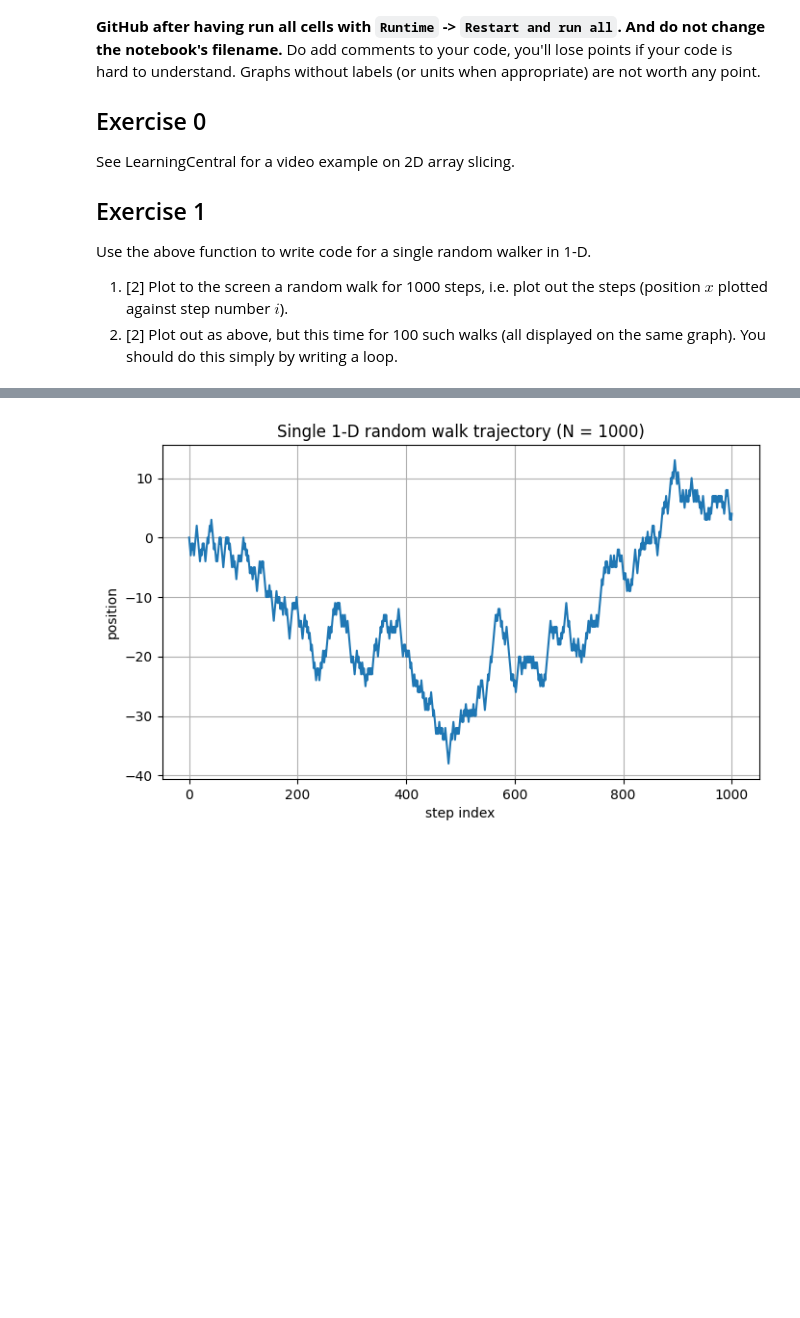
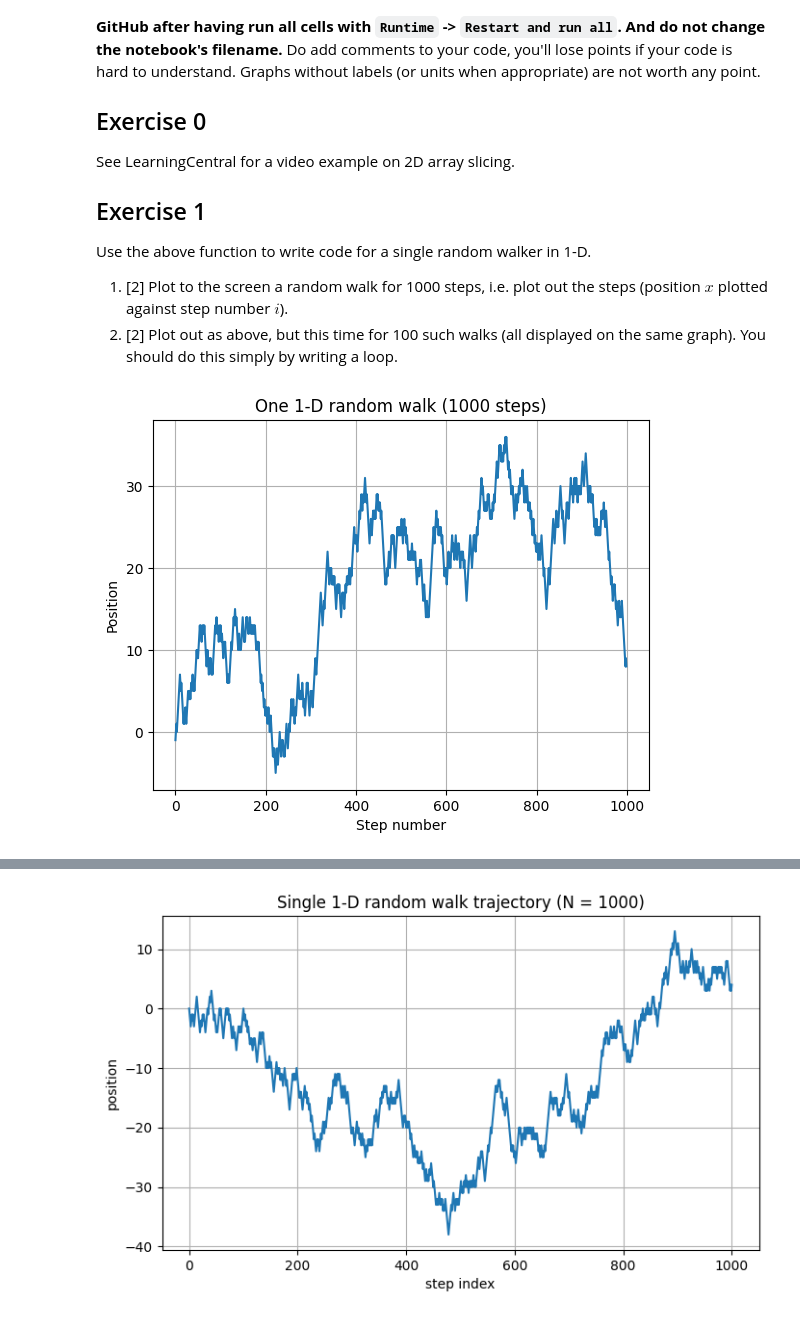
Before and after one commit to PX2145-2025/week-7-b-cormack-bethan, a Jupyter notebook: random_walk.ipynb, the cells around one changed output, grey strips where cells are left out. Saved outputs shown, nothing was run; the diff lists cells and outputs as text; code cells hidden in the pictures; blank space fills up the shorter version.

```diff
--- a/random_walk.ipynb
+++ b/random_walk.ipynb
@@ -67,0 +111,40 @@ graph). You should do this simply by writing a loop.
+# %%
+#version 2 - vectorised - shorter and faster
+
+def walk(steps):
+    """
+    Vectorised version:
+    1) randomly choose -1 or +1 for each step
+    2) cumulative-sum them to get positions
+    """
+
+    # Make an array of length 'steps' filled with random choices: -1 or +1
+    # Each element represents "this step I go left or right"
+    step_choices = np.random.choice([-1, 1], size=steps)
+
+    # Convert step choices into positions by cumulative sum:
+    # Example: [+1, -1, +1] -> cumulative sum = [1, 0, 1]
+    x = np.cumsum(step_choices)
+
+    return x
+# %%
+#1.1 generate positions with walk(steps) plot pos vs step no
+
+steps = 1000
+
+# This gives you an array x with x[i] = position at step i
+x = walk(steps)
+
+# Plot it: by default, plt.plot(x) uses the index (0..steps-1) as the x-axis.
+plt.figure()
+plt.plot(x)
+
+# Label axes (IMPORTANT: marks are lost without labels per worksheet!)
+plt.xlabel("Step number")   # x-axis is the step index
+plt.ylabel("Position")      # y-axis is the walker's position
+
+plt.title("One 1-D random walk (1000 steps)")
+plt.grid(True)
+plt.show()
+# %% [output]
+[figure, added]
```
Also changed, not shown: parts of 21 cells of this notebook.
